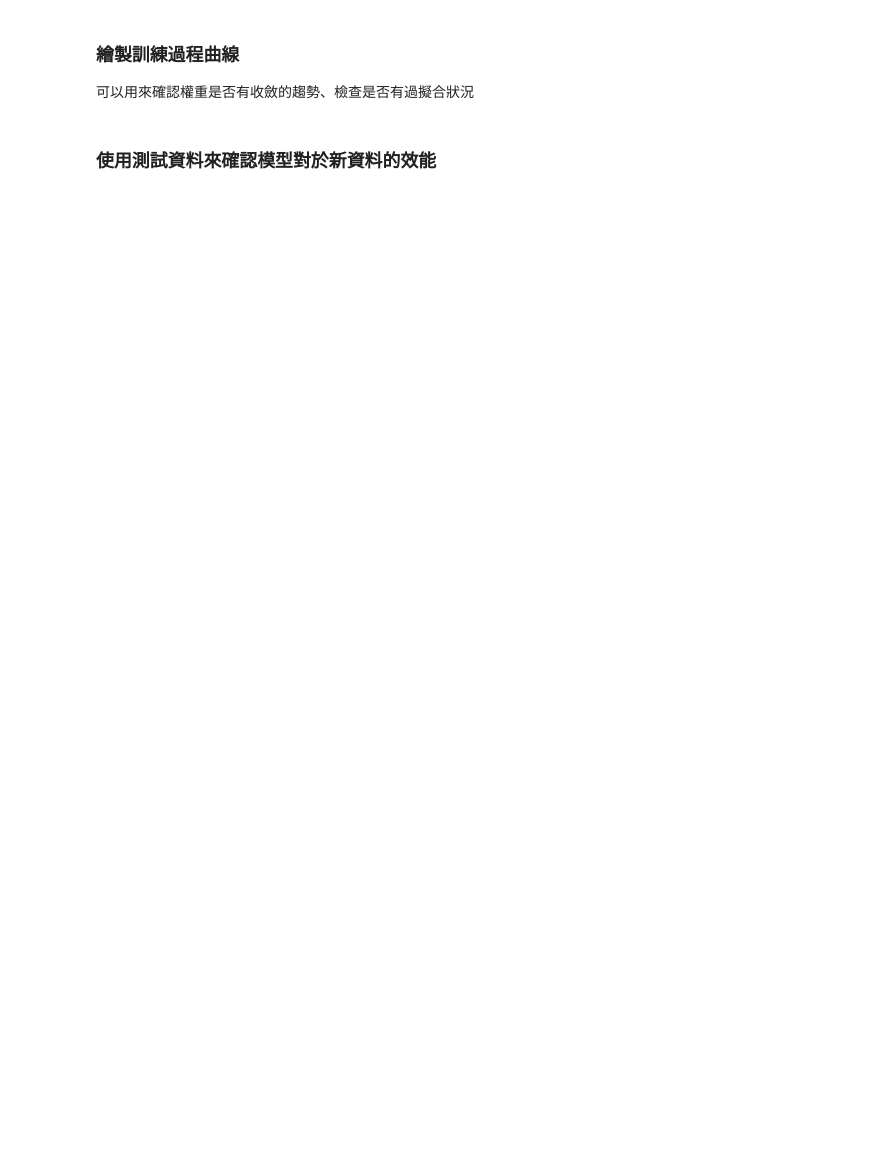
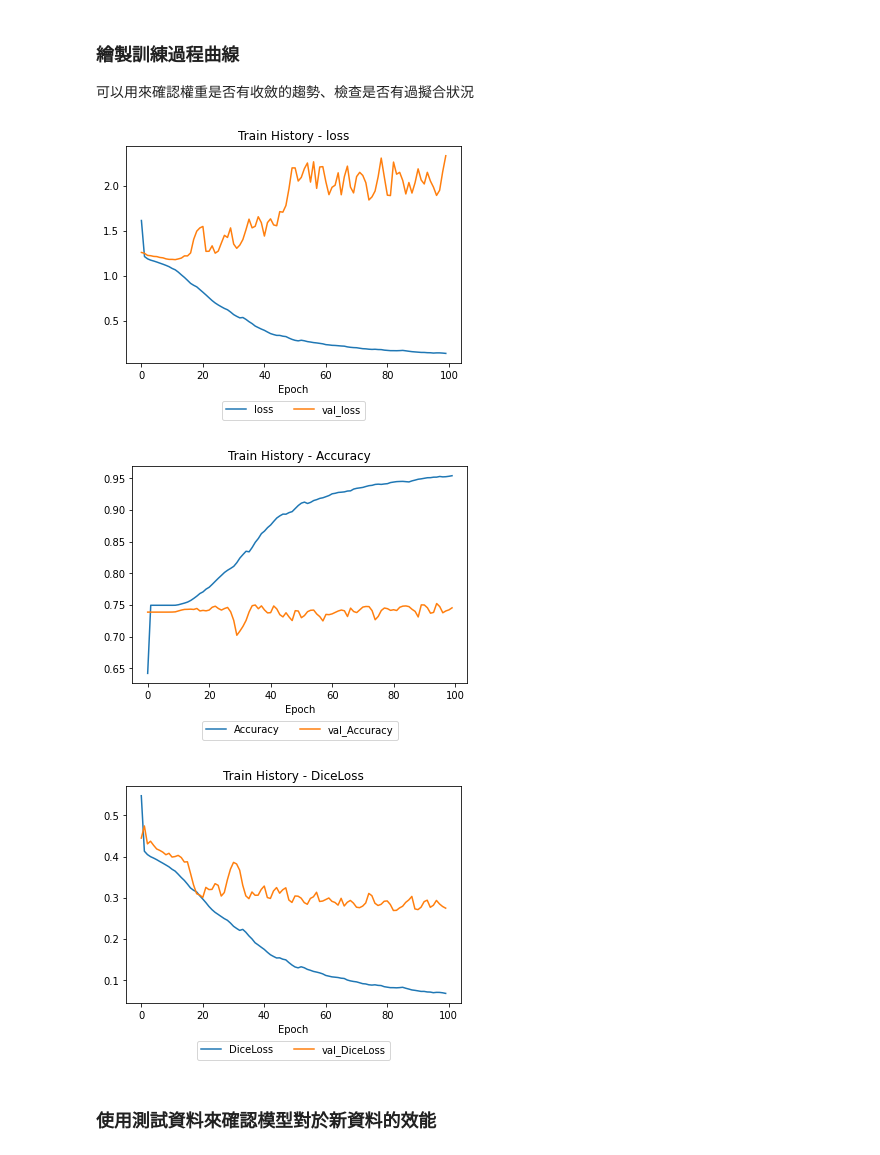
Before and after one commit to jacky10001/tf2-mycnn, a Jupyter notebook: ex06_fcn.ipynb, the cells around one changed output. Drawn from its saved outputs; the diff is of its cells as text; code cells hidden in the pictures; blank space fills up the shorter version.

````diff
--- a/ex06_fcn.ipynb
+++ b/ex06_fcn.ipynb
@@ -80,7 +102,7 @@ classes_num : int   : 輸出類別數量
 ```
 # %%
 filters_list = [64,128,256,512,512,512]
-cnn = FCN32(classes_num=21, filters_list=filters_list)
-# cnn = FCN8(classes_num=21, filters_list=filters_list)
+# cnn = FCN32(classes_num=21, filters_list=filters_list)
+cnn = FCN8(classes_num=21, filters_list=filters_list)
 # cnn = FCN8_KERAS(classes_num=21, top_filters=512)
 cnn.summary()
@@ -116,7 +188,11 @@ cnn.train_dataset(train_dataset, valid_dataset)
 
 可以用來確認權重是否有收斂的趨勢、檢查是否有過擬合狀況
 # %%
-cnn.show_history(["loss", "accuracy", "DiceLoss"])
+cnn.show_history(["loss", "Accuracy", "DiceLoss"])
+# %% [output]
+[figure, added]
+[figure, added]
+[figure, added]
 # %% [markdown]
 ### 使用測試資料來確認模型對於新資料的效能
 # %%
````
Also changed, not shown: parts of 8 cells of this notebook.
